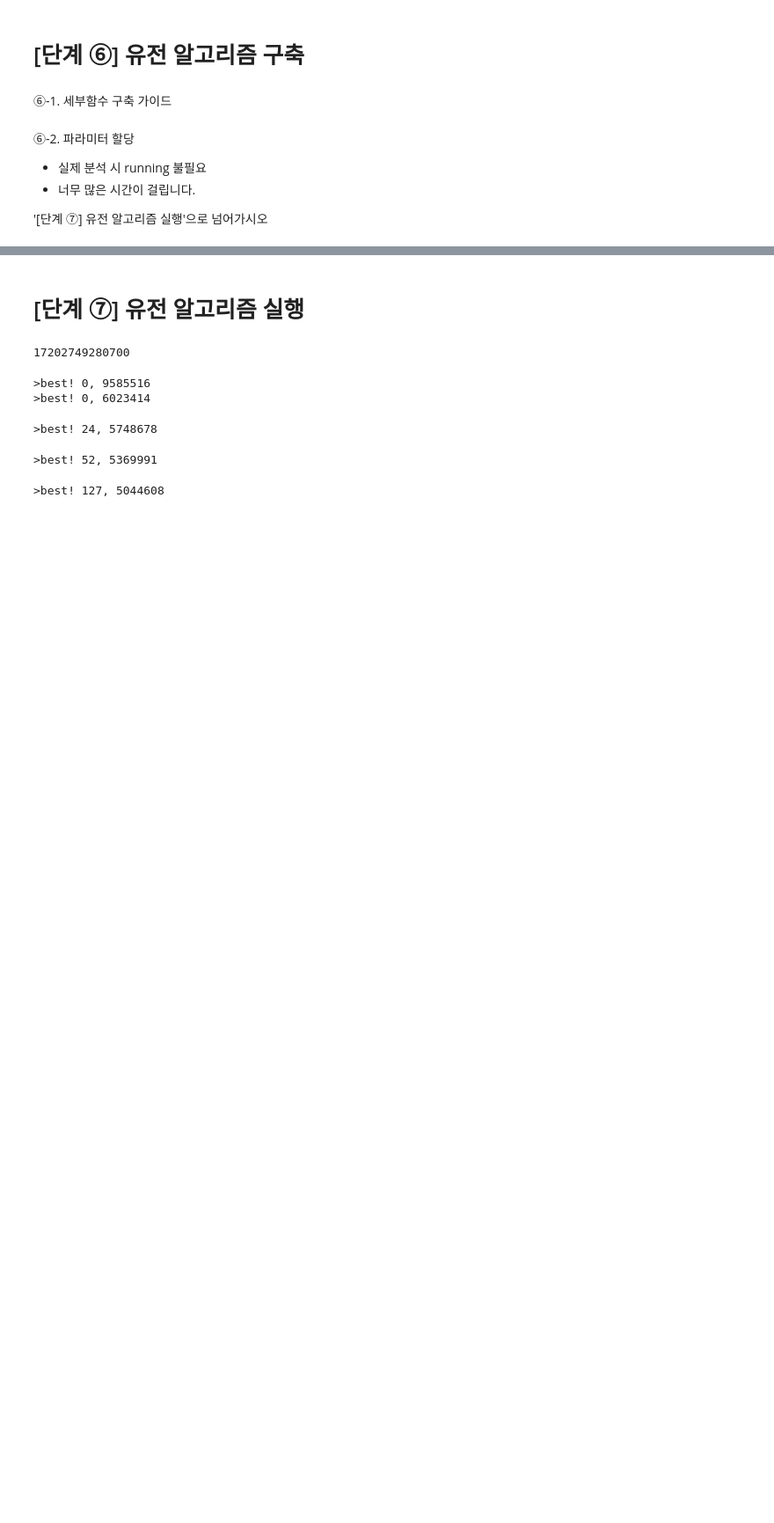
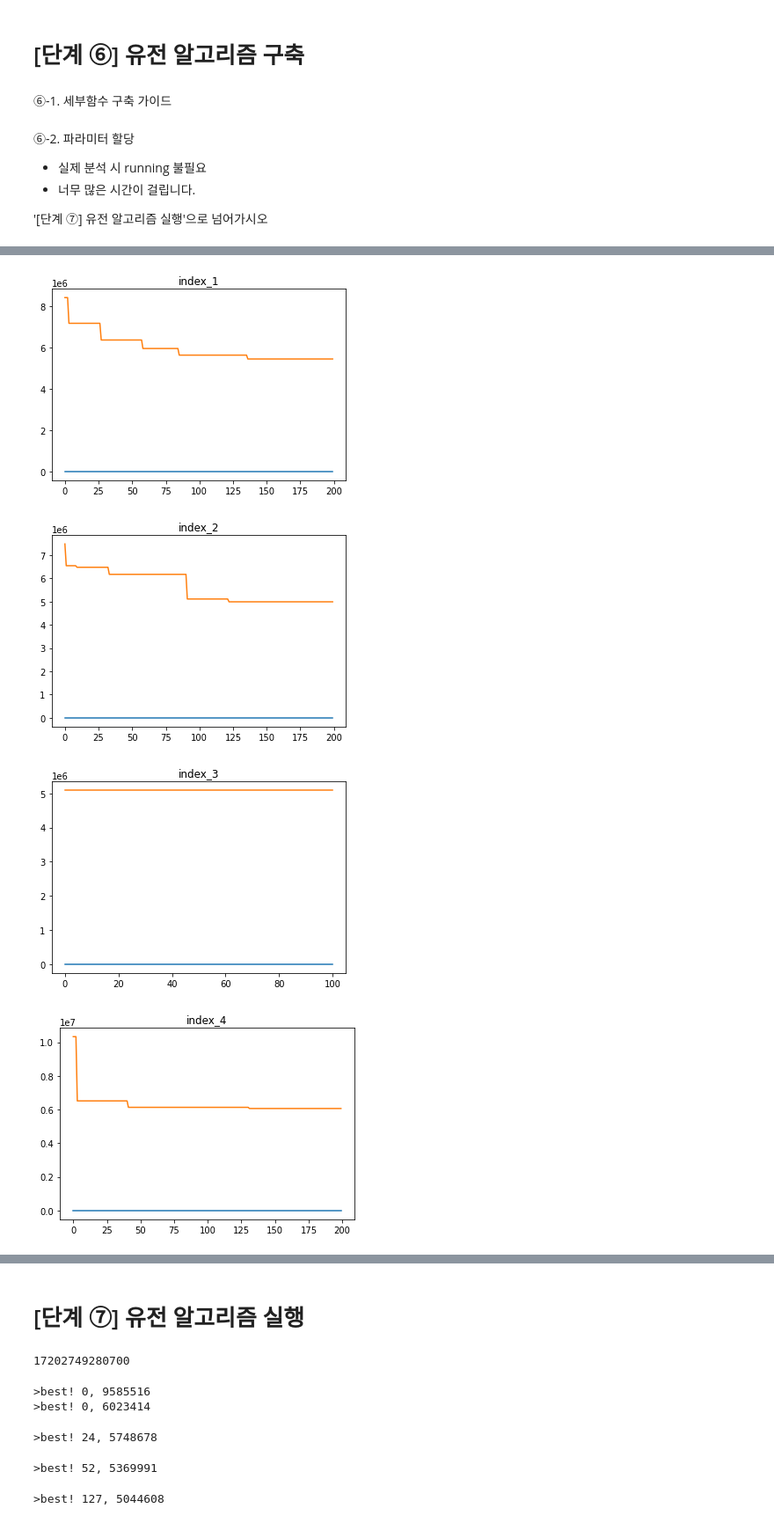
Before and after one commit to sugyeong-jo/ProjectLab, a Jupyter notebook: 제조AI데이터셋 분석 실습 가이드북(생산계획최적화) ver1.ipynb, the cells around one changed output, grey strips where cells are left out. Shown at 88% size. Drawn from its saved outputs; the diff is of its cells as text; code cells hidden in the pictures; blank space fills up the shorter version.

```diff
--- a/제조AI데이터셋 분석 실습 가이드북(생산계획최적화) ver1.ipynb
+++ b/제조AI데이터셋 분석 실습 가이드북(생산계획최적화) ver1.ipynb
@@ -869,4 +881,5 @@ hyper_parameters['time'] = np.nan
 # %%
+log_list = []
 for i in range(len(hyper_parameters)):
     parameter = hyper_parameters.iloc[i]
     index_nm = parameter['index']
@@ -887,7 +900,7 @@ for i in range(len(hyper_parameters)):
     time = datetime.datetime.now()-start
     hyper_parameters.loc[i, 'time'] = time
     hyper_parameters.loc[i, 'objective'] = score
-    pd.DataFrame(log)[1].plot()
+    log_list.append(log)
 hyper_parameters
 # %% [output]
 index_1
@@ -919,0 +933,13 @@ index_5
+# %%
+import matplotlib.pyplot as plt
+
+for i in range(len(log_list)):
+    plt.plot(log_list[i])
+    plt.title(f'index_{i+1}')
+    plt.show()
+    #pd.DataFrame(log_list[i])[1].plot()
+# %% [output]
+[figure, added]
+[figure, added]
+[figure, added]
+[figure, added]
```
Also changed, not shown: parts of 10 cells of this notebook.
